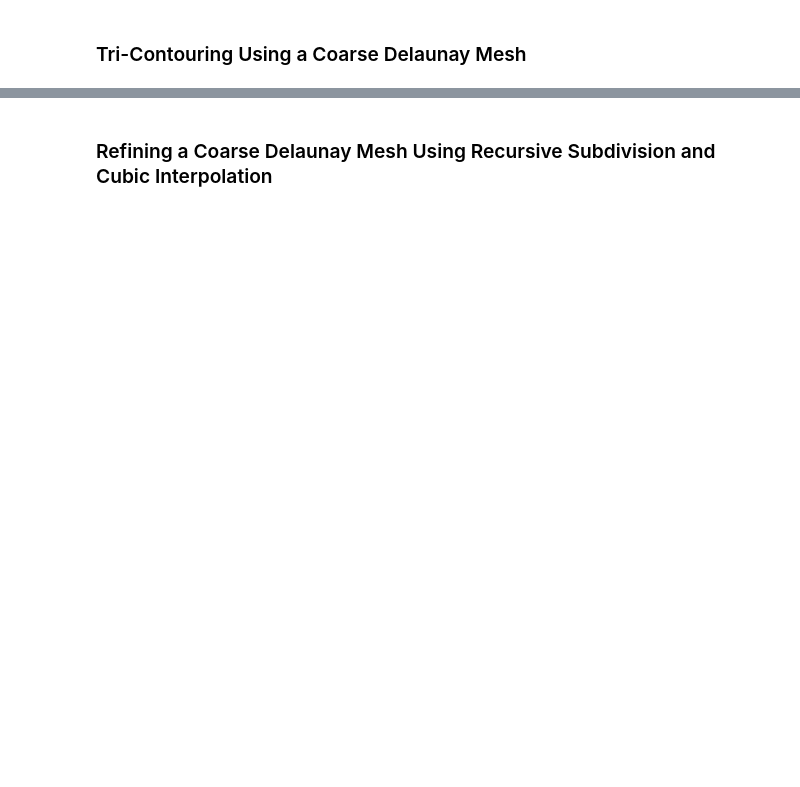
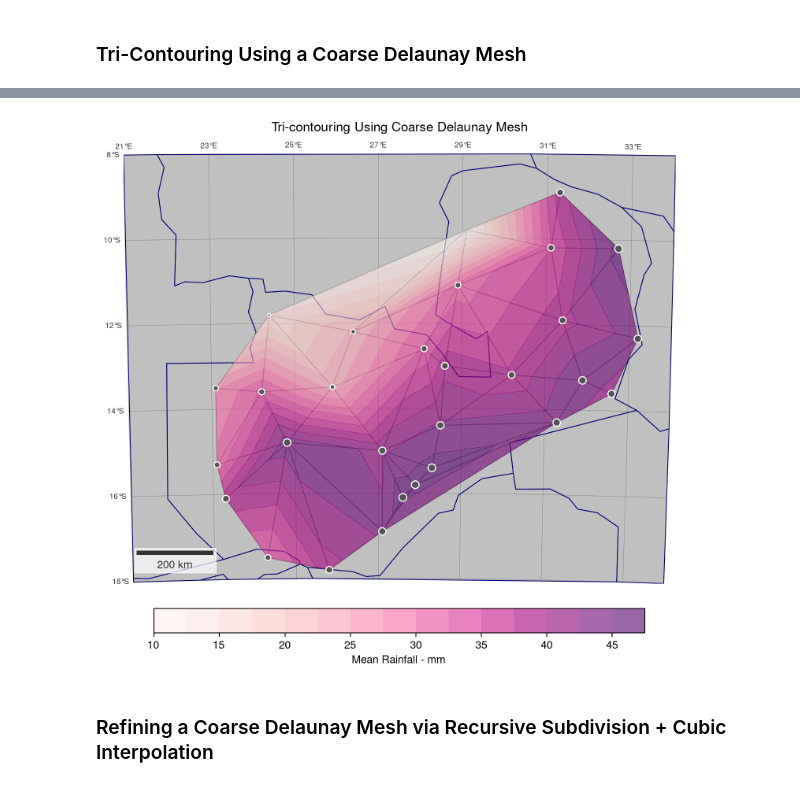
Before and after one commit to urschrei/Geopython, a Jupyter notebook: contour.ipynb, the cells around one changed output, grey strips where cells are left out. Drawn from its saved outputs; the diff is of its cells as text; code cells hidden in the pictures; blank space fills up the shorter version.

```diff
--- a/contour.ipynb
+++ b/contour.ipynb
@@ -486,2 +277,29 @@ plt.show()
+# %%
+min_circle_ratio = 0.01
+
+tri = Triangulation(data['projected_lon'], data['projected_lat'])
+# Mask sliver-shaped border triangles
+tri.set_mask(TriAnalyzer(tri).get_flat_tri_mask(min_circle_ratio))
+
+fig, ax = plt.subplots(figsize=(10, 7), layout='constrained')
+draw_basemap(ax)
+
+ax.triplot(tri, color='#545454', zorder=4, lw=0.75, alpha=0.75)
+triconf = ax.tricontourf(tri, data['Z'], 15, cmap='RdPu', zorder=4, alpha=0.6)
+
+ax.scatter(
+    data['projected_lon'], data['projected_lat'],
+    color='#545454', edgecolor='#ffffff',
+    alpha=1.0, s=50 * norm(data['Z']), zorder=5,
+)
+
+cbar = fig.colorbar(triconf, orientation='horizontal', fraction=0.057, pad=0.05)
+cbar.set_label('Mean Rainfall - mm')
+
+ax.set_title('Tri-contouring Using Coarse Delaunay Mesh', fontsize=12)
+plt.savefig('rainfall_coarse.png', bbox_inches='tight', transparent=True, dpi=300)
+plt.show()
+# %% [output]
+[figure, added]
 # %% [markdown]
-### Refining a Coarse Delaunay Mesh Using Recursive Subdivision and Cubic Interpolation
+### Refining a Coarse Delaunay Mesh via Recursive Subdivision + Cubic Interpolation
```
Also changed, not shown: parts of 36 cells of this notebook, 11 other files.
